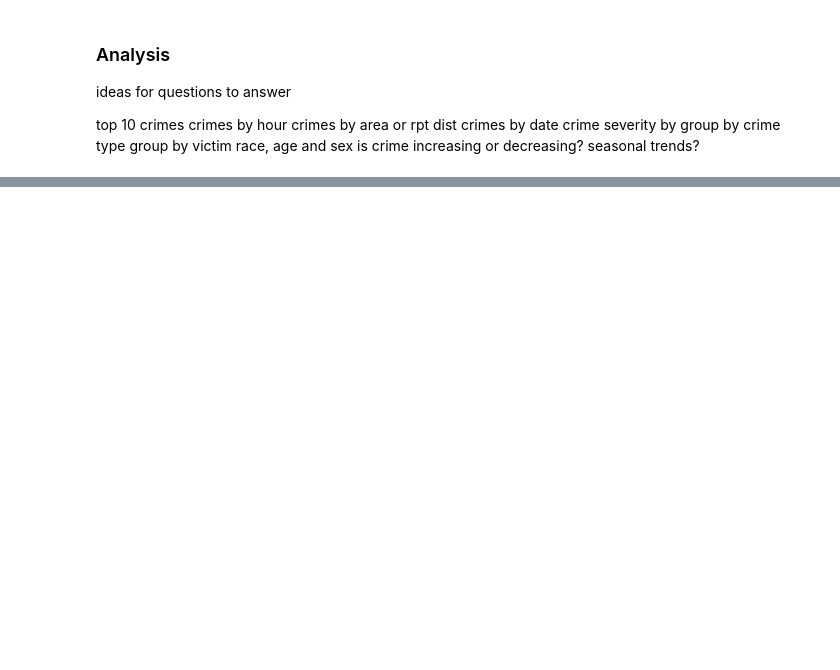
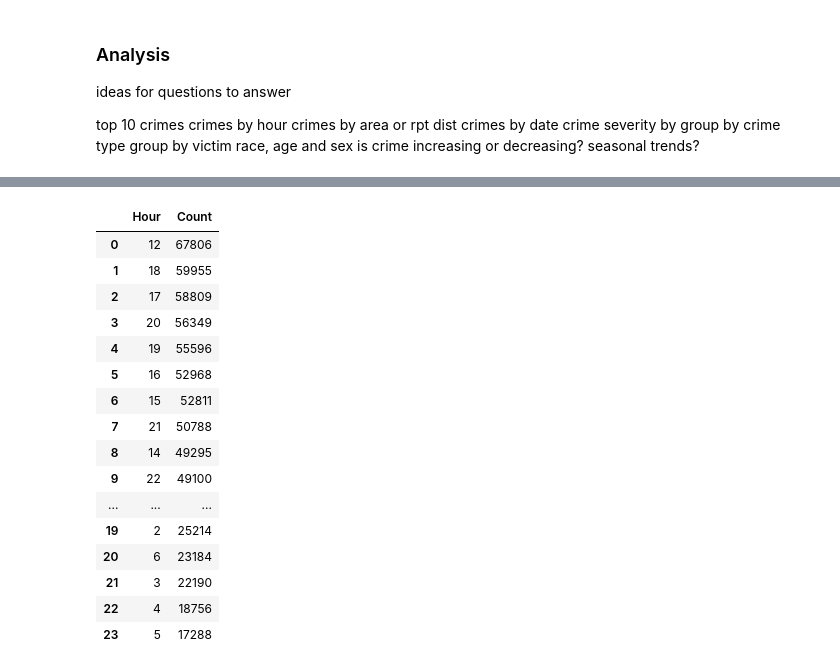
Before and after one commit to kamariban/data-analysis, a Jupyter notebook: crime.ipynb, the cells around one changed output, grey strips where cells are left out. Cells and saved outputs as stored; diff of their text form; code cells hidden in the pictures; blank space fills up the shorter version.

```diff
--- a/crime.ipynb
+++ b/crime.ipynb
@@ -350,3 +334,24 @@ AREA
 20    1
 21    1
 Name: AREA NAME, dtype: int64
+# %%
+# rename some columns for clarity
+
+clean_df.rename(columns={
+    'Date Rptd': 'Date Reported',
+    'DATE OCC': 'Date Occurred',
+    'TIME OCC': 'Time Occurred',
+    'Crm Cd': 'Crime Code' ,
+    'Part 1-2': 'UCR Part Classification',
+    'Crm Cd Desc': 'Crime Description',
+    'Vict Age': 'Victim Age',
+    'Vict Sex': 'Victim Sex',
+    'Vict Descent': 'Victim Ethnicity',
+    'Premis Desc': 'Premise Description',
+    'Weapon Used Cd': 'Weapon Code',
+    'Weapon Desc': 'Weapon Description',
+    'Crm Cd 1': 'Crime Code 1',
+    'Crm Cd 2': 'Crime Code 2',
+    'Crm Cd 3': 'Crime Code 3',
+    'Crm Cd 4': 'Crime Code 4',
+}, inplace=True)
@@ -400,0 +564,31 @@ clean_df
+# %%
+# function to get number of crimes per hour sorted by frequency
+def get_crimes_by_hour(df):
+    return (
+        df.groupby(pd.to_datetime(df['Time Occurred'].astype(str)).dt.hour)  # group by hour
+        .size()  # count crimes per hour
+        .reset_index(name='Count')  # convert to DataFrame with Count column
+        .rename(columns={'Time Occurred': 'Hour'})  # rename column
+        .sort_values(by='Count', ascending=False)  # sort by highest count
+        .reset_index(drop=True)
+    )
+
+get_crimes_by_hour(clean_df)
+# %% [output]
+|  | Hour | Count |
+| 0 | 12 | 67806 |
+| 1 | 18 | 59955 |
+| 2 | 17 | 58809 |
+| 3 | 20 | 56349 |
+| 4 | 19 | 55596 |
+| 5 | 16 | 52968 |
+| 6 | 15 | 52811 |
+| 7 | 21 | 50788 |
+| 8 | 14 | 49295 |
+| 9 | 22 | 49100 |
+| ... | ... | ... |
+| 19 | 2 | 25214 |
+| 20 | 6 | 23184 |
+| 21 | 3 | 22190 |
+| 22 | 4 | 18756 |
+| 23 | 5 | 17288 |
```
Also changed, not shown: parts of 18 cells of this notebook.
